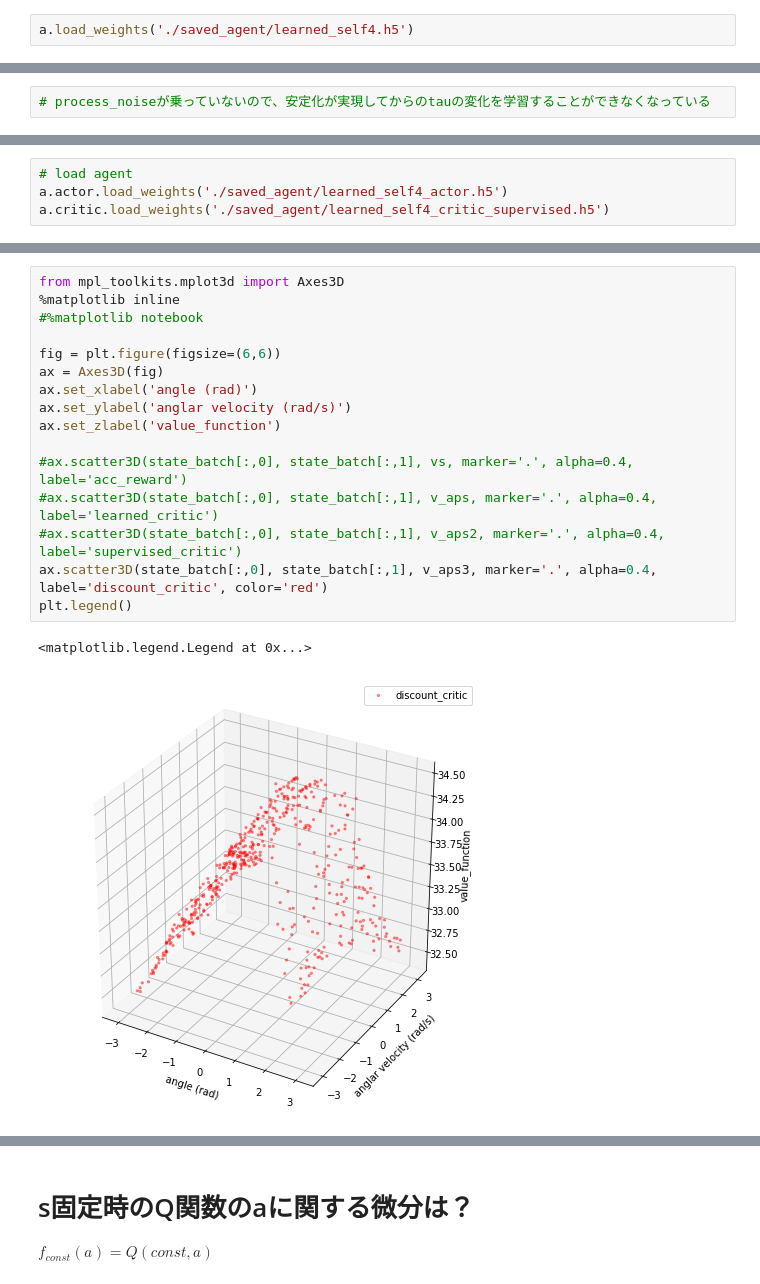
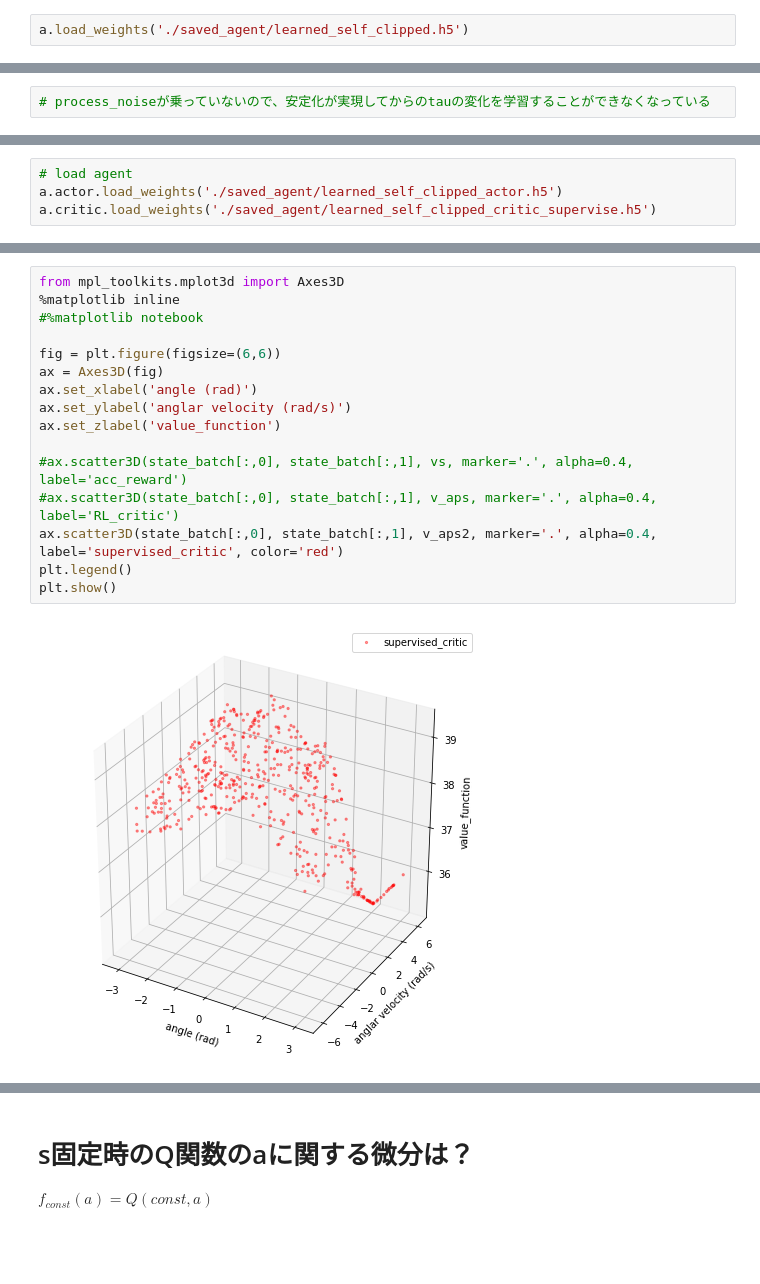
Before and after one commit to ibuki1024/eventDDPG, a Jupyter notebook: notebook/self_trigger/critic_approximation.ipynb, the cells around one changed output, grey strips where cells are left out. Drawn from its saved outputs; the diff is of its cells as text; blank space fills up the shorter version.

```diff
--- a/notebook/self_trigger/critic_approximation.ipynb
+++ b/notebook/self_trigger/critic_approximation.ipynb
@@ -135,7 +131,7 @@ for _ in range(500):
 # %% [markdown]
 ## いい感じagentに対するcriticの近似精度
 # %%
-a.load_weights('./saved_agent/learned_self4.h5')
+a.load_weights('./saved_agent/learned_self_clipped.h5')
 # %%
 with open('./csv/v_aps.csv', 'r') as f:
     reader = csv.reader(f)
@@ -291,7 +284,7 @@ print(np.average(tds))
 # %%
 # load agent
-a.actor.load_weights('./saved_agent/learned_self4_actor.h5')
-a.critic.load_weights('./saved_agent/learned_self4_critic_supervised.h5')
+a.actor.load_weights('./saved_agent/learned_self_clipped_actor.h5')
+a.critic.load_weights('./saved_agent/learned_self_clipped_critic_supervise.h5')
 # %%
 v_aps2 = []
 
@@ -310,19 +295,18 @@ v_aps3 = np.array(v_aps3)
 # %%
 from mpl_toolkits.mplot3d import Axes3D
 %matplotlib inline
 #%matplotlib notebook
 
 fig = plt.figure(figsize=(6,6))
 ax = Axes3D(fig)
 ax.set_xlabel('angle (rad)')
 ax.set_ylabel('anglar velocity (rad/s)')
 ax.set_zlabel('value_function')
 
 #ax.scatter3D(state_batch[:,0], state_batch[:,1], vs, marker='.', alpha=0.4, label='acc_reward')
-#ax.scatter3D(state_batch[:,0], state_batch[:,1], v_aps, marker='.', alpha=0.4, label='learned_critic')
-#ax.scatter3D(state_batch[:,0], state_batch[:,1], v_aps2, marker='.', alpha=0.4, label='supervised_critic')
-ax.scatter3D(state_batch[:,0], state_batch[:,1], v_aps3, marker='.', alpha=0.4, label='discount_critic', color='red')
+#ax.scatter3D(state_batch[:,0], state_batch[:,1], v_aps, marker='.', alpha=0.4, label='RL_critic')
+ax.scatter3D(state_batch[:,0], state_batch[:,1], v_aps2, marker='.', alpha=0.4, label='supervised_critic', color='red')
 plt.legend()
+plt.show()
 # %% [output]
-<matplotlib.legend.Legend at 0x...>
-[figure, old version]
+[figure, new version]
```
Also changed, not shown: parts of 24 cells of this notebook, 8 other files.
